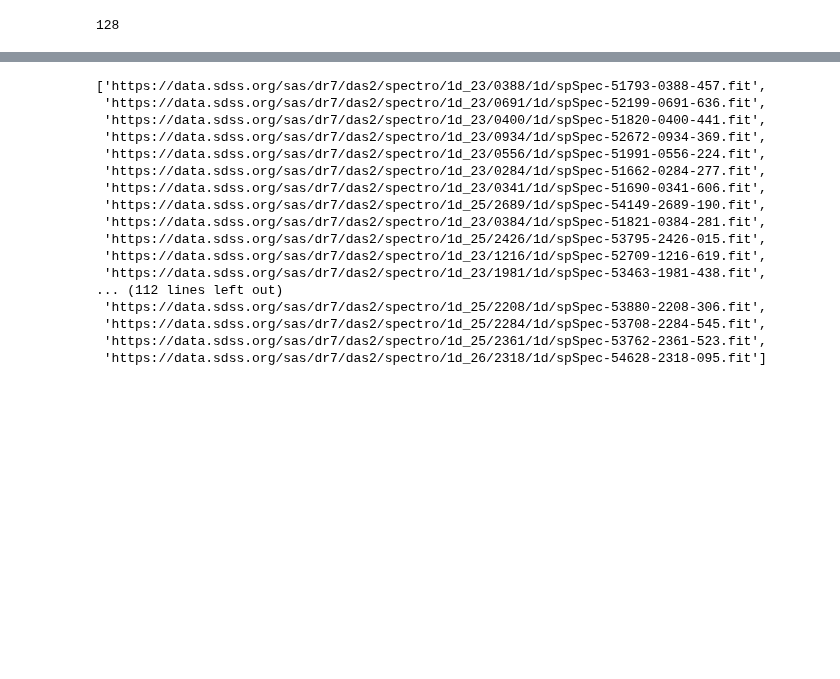
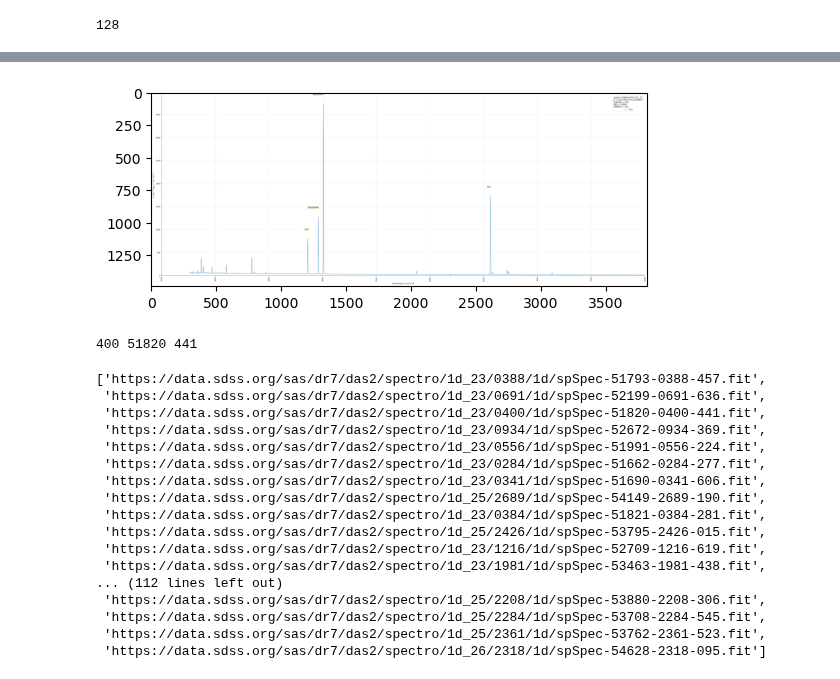
Before and after one commit to hol1m4n/HIIGalaxies, a Jupyter notebook: SPS/Object_Finder.ipynb, the cells around one changed output, grey strips where cells are left out. Saved outputs shown, nothing was run; the diff lists cells and outputs as text; code cells hidden in the pictures; blank space fills up the shorter version.

```diff
--- a/SPS/Object_Finder.ipynb
+++ b/SPS/Object_Finder.ipynb
@@ -193,3 +223,20 @@ len(idx)
+# %%
+PATH_img = home + "DataHII/HIIGs/Spectra_plots/"
+PNG_list = os.listdir(home + "DataHII/HIIGs/Spectra_plots/")
+
+
+img = mpimg.imread(PATH_img + PNG_list[0])
+plt.imshow(img)
+plt.show()
+# %% [output]
+[figure, added]
+# %%
+plateid = str(reduced_cat['PLATEID'][idx[2]])
+mjd = str(reduced_cat['MJD'][idx[2]])
+fiberid = str(reduced_cat['FIBERID'][idx[2]])
+print(plateid,mjd,fiberid)
+# %% [output]
+400 51820 441
 # %%
 FOLDER = ['1d_23','1d_25','1d_26']
 PLATE = '0266'
```
Also changed, not shown: parts of 30 cells of this notebook, 1 other file.
